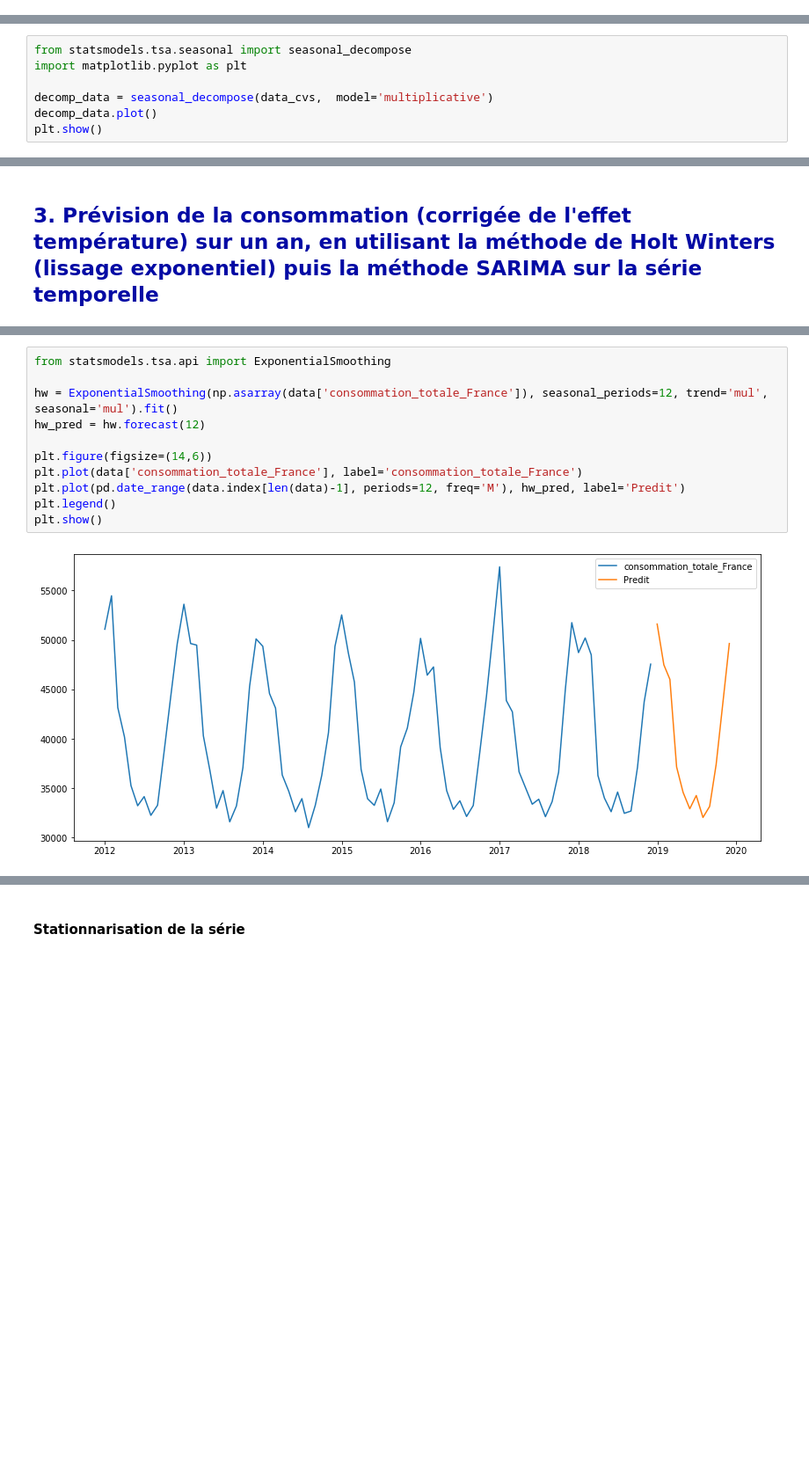
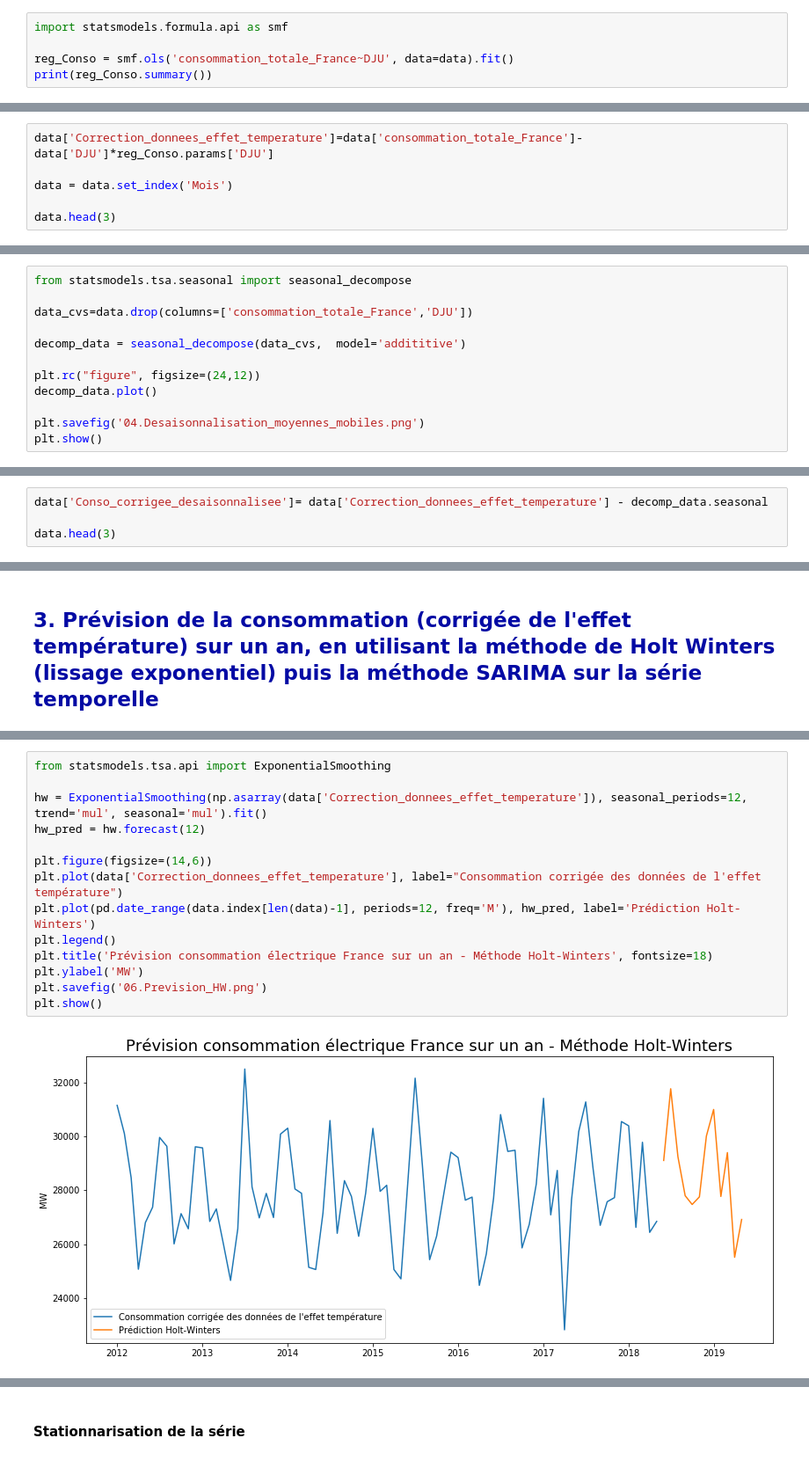
Before and after one commit to MattSioll/DataAnalyst, a Jupyter notebook: Projet 9/P9_01_code.ipynb, the cells around one changed output, grey strips where cells are left out. Shown at 88% size. Drawn from its saved outputs; the diff is of its cells as text; blank space fills up the shorter version.

```diff
--- a/Projet 9/P9_01_code.ipynb
+++ b/Projet 9/P9_01_code.ipynb
@@ -200,0 +171,5 @@ data_cvs.plot(legend = True)
+# %%
+import statsmodels.formula.api as smf
+
+reg_Conso = smf.ols('consommation_totale_France~DJU', data=data).fit()
+print(reg_Conso.summary())
@@ -200,0 +226,6 @@ data_cvs.plot(legend = True)
+# %%
+data['Correction_donnees_effet_temperature']=data['consommation_totale_France']-data['DJU']*reg_Conso.params['DJU']
+
+data = data.set_index('Mois')
+
+data.head(3)
@@ -204,8 +256,13 @@ data_cvs.plot(legend = True)
 # %%
 from statsmodels.tsa.seasonal import seasonal_decompose
-import matplotlib.pyplot as plt
 
-decomp_data = seasonal_decompose(data_cvs,  model='multiplicative')
+data_cvs=data.drop(columns=['consommation_totale_France','DJU'])
+
+decomp_data = seasonal_decompose(data_cvs,  model='addititive')
+
+plt.rc("figure", figsize=(24,12))
 decomp_data.plot()
+
+plt.savefig('04.Desaisonnalisation_moyennes_mobiles.png')
 plt.show()
 # %% [output]
@@ -212,0 +270,4 @@ plt.show()
+# %%
+data['Conso_corrigee_desaisonnalisee']= data['Correction_donnees_effet_temperature'] - decomp_data.seasonal
+
+data.head(3)
@@ -218,13 +300,16 @@ Méthode de Holt-Winters :
 # %%
 from statsmodels.tsa.api import ExponentialSmoothing
 
-hw = ExponentialSmoothing(np.asarray(data['consommation_totale_France']), seasonal_periods=12, trend='mul', seasonal='mul').fit()
+hw = ExponentialSmoothing(np.asarray(data['Correction_donnees_effet_temperature']), seasonal_periods=12, trend='mul', seasonal='mul').fit()
 hw_pred = hw.forecast(12)
 
 plt.figure(figsize=(14,6))
-plt.plot(data['consommation_totale_France'], label='consommation_totale_France')
-plt.plot(pd.date_range(data.index[len(data)-1], periods=12, freq='M'), hw_pred, label='Predit')
+plt.plot(data['Correction_donnees_effet_temperature'], label="Consommation corrigée des données de l'effet température")
+plt.plot(pd.date_range(data.index[len(data)-1], periods=12, freq='M'), hw_pred, label='Prédiction Holt-Winters')
 plt.legend()
+plt.title('Prévision consommation électrique France sur un an - Méthode Holt-Winters', fontsize=18)
+plt.ylabel('MW')
+plt.savefig('06.Prevision_HW.png')
 plt.show()
 # %% [output]
-[figure, old version]
+[figure, new version]
```
Also changed, not shown: parts of 85 cells of this notebook, 1 other file.
